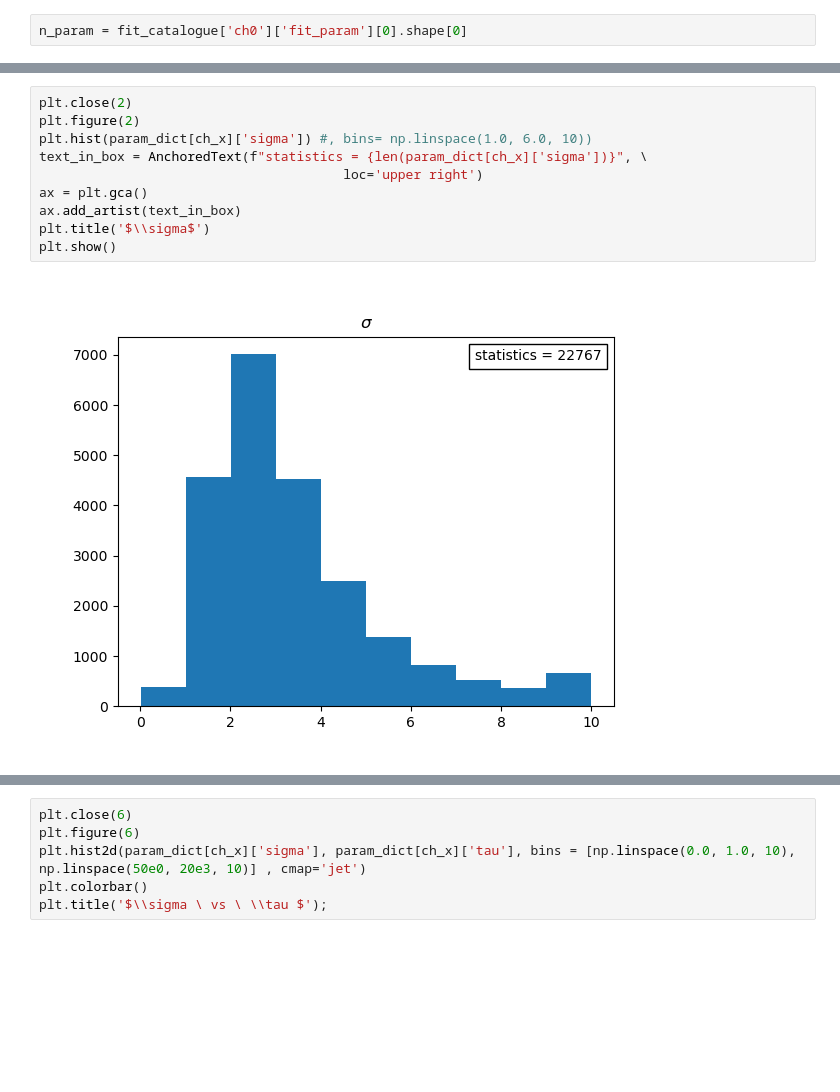
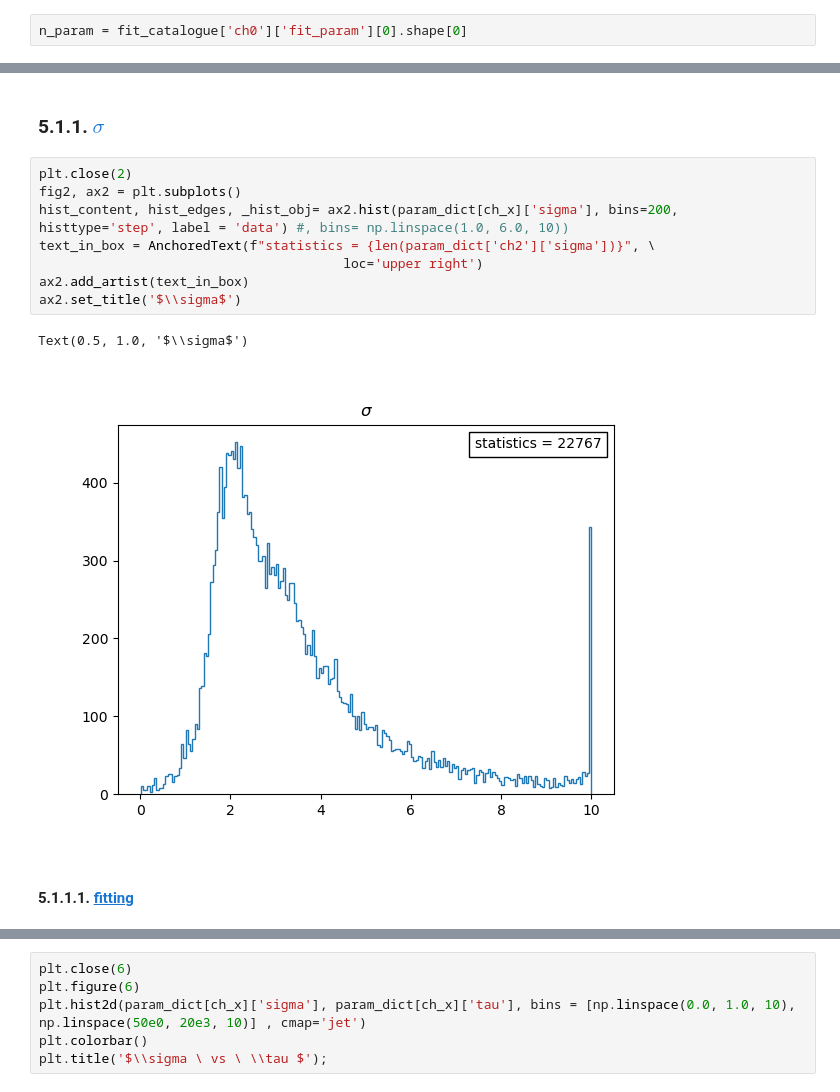
Before and after one commit to sarthchoudhary/ArGSet, a Jupyter notebook: notebooks/histogram_wf_param.ipynb, the cells around one changed output, grey strips where cells are left out. Saved outputs shown, nothing was run; the diff lists cells and outputs as text; blank space fills up the shorter version.

Commit message:
histogram and fitting pulse parameters

```diff
--- a/notebooks/histogram_wf_param.ipynb
+++ b/notebooks/histogram_wf_param.ipynb
@@ -174,12 +216,15 @@ plt.show()
+# %% [markdown]
+### 5.1.1. <a id='toc5_1_1_'></a>[$\sigma$](#toc0_)
 # %%
 plt.close(2)
-plt.figure(2)
-plt.hist(param_dict[ch_x]['sigma']) #, bins= np.linspace(1.0, 6.0, 10))
-text_in_box = AnchoredText(f"statistics = {len(param_dict[ch_x]['sigma'])}", \
+fig2, ax2 = plt.subplots()
+hist_content, hist_edges, _hist_obj= ax2.hist(param_dict[ch_x]['sigma'], bins=200, histtype='step', label = 'data') #, bins= np.linspace(1.0, 6.0, 10))
+text_in_box = AnchoredText(f"statistics = {len(param_dict['ch2']['sigma'])}", \
                                        loc='upper right')
-ax = plt.gca()
-ax.add_artist(text_in_box)
-plt.title('$\\sigma$')
-plt.show()
+ax2.add_artist(text_in_box)
+ax2.set_title('$\\sigma$')
 # %% [output]
+Text(0.5, 1.0, '$\\sigma$')
-[figure, old version]
+[figure, new version]
+# %% [markdown]
+#### 5.1.1.1. <a id='toc5_1_1_1_'></a>[fitting](#toc0_)
```
Also changed, not shown: parts of 77 cells of this notebook.
